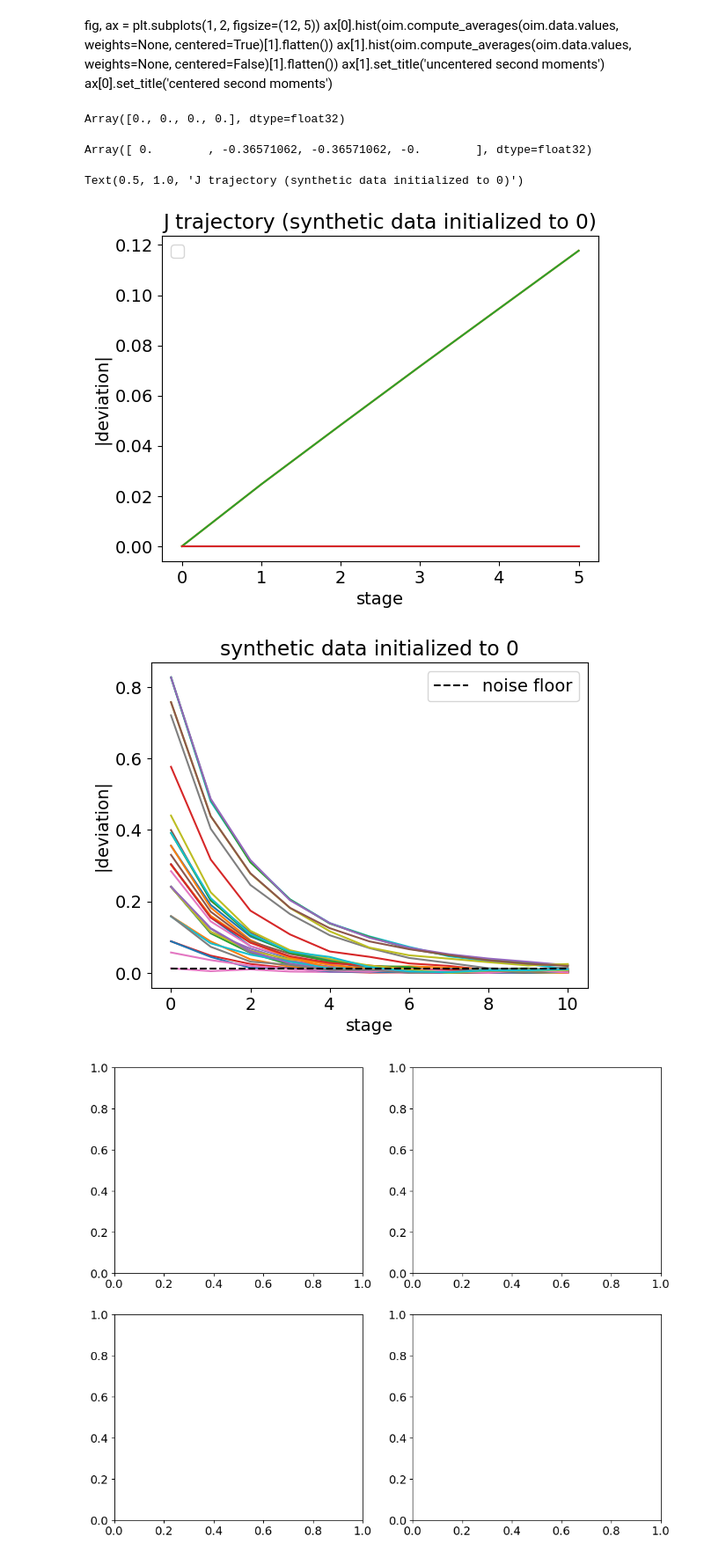
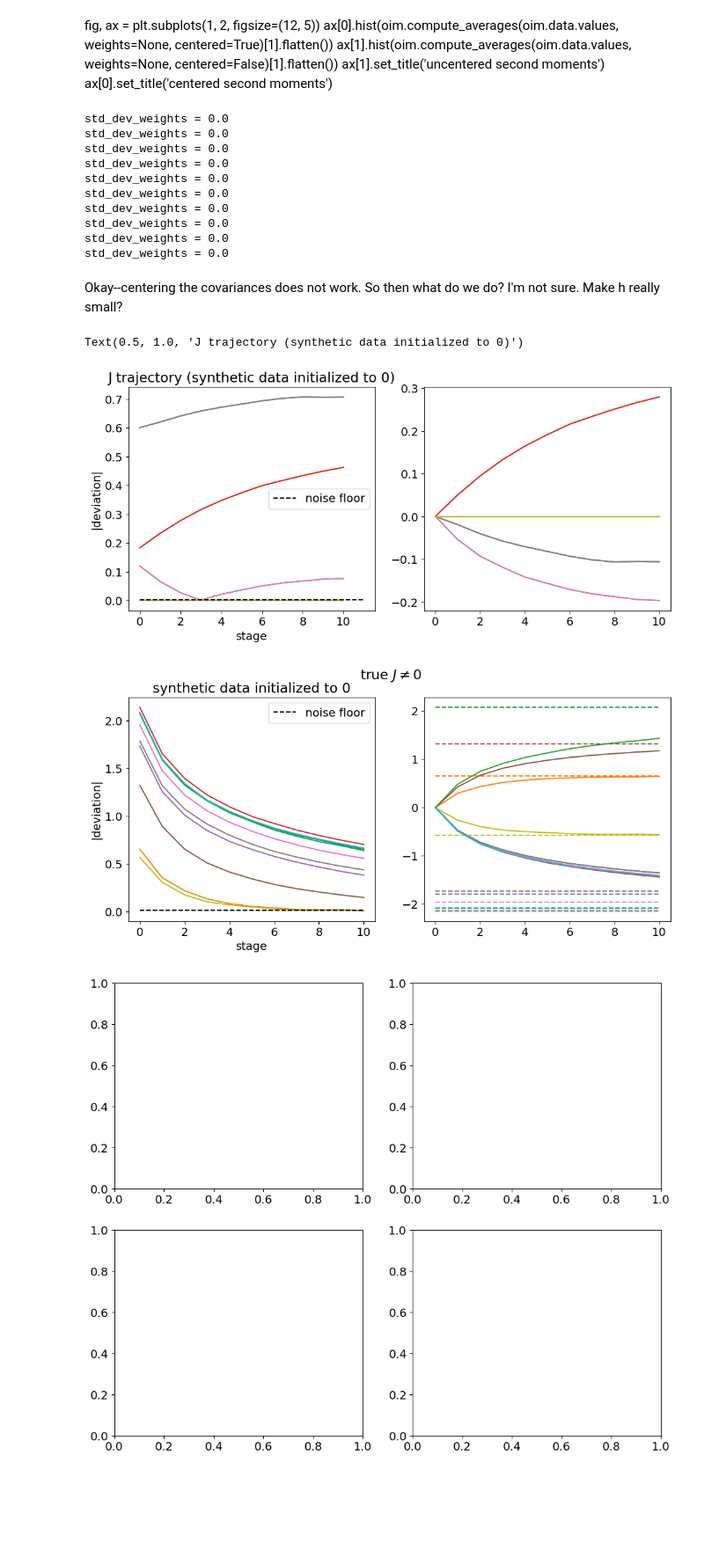
Before and after one commit to juancarlosfdc/noncanonical-olfaction, a Jupyter notebook: ising/fit_ising_model.ipynb, the cells around one changed output. Shown at 88% size. Drawn from its saved outputs; the diff is of its cells as text; code cells hidden in the pictures; blank space fills up the shorter version.

```diff
--- a/ising/fit_ising_model.ipynb
+++ b/ising/fit_ising_model.ipynb
@@ -54,7 +54,7 @@ class OlfactionIsingModel:
 
     @classmethod
     def _tree_unflatten(cls, aux_data, children):
-        instance = cls(aux_data['data_path'], aux_data['key'], aux_data['fraction'])
+        instance = cls(aux_data['data_path'], aux_data['key'], aux_data['fraction'], aux_data['shuffle'])
         instance.set_parameters(*children)
         return instance
 
@@ -62,6 +62,7 @@ class OlfactionIsingModel:
         data = pd.read_csv(self.data_path, index_col=0)
         num_rows = data.shape[0]
         indices = jax.random.choice(key, jnp.arange(num_rows), shape=(int(fraction * num_rows), ), replace=False)
+        print(indices)
         if shuffle:
             data = data.apply(lambda row: pd.Series(np.random.permutation(row.values), index=row.index), axis=1)
         return data.iloc[indices, :]
@@ -146,20 +147,21 @@ class OlfactionIsingModel:
         # alternatively: just divide by P to get a reasonable size.
         log_weights = log_unnormalized_weights / samples.shape[1]
         weights = jnp.exp(log_weights)
-        Q_mean, Q_cov = self.compute_averages(samples, weights, centered=False)
+        jax.debug.print('std_dev_weights = {s}', s=jnp.std(log_unnormalized_weights))
+        Q_mean, Q_cov = self.compute_averages(samples, weights, centered=True)
         return Q_mean, Q_cov
 
     @staticmethod
     @jit
     def compute_averages(samples, weights=None, centered=True):
         mean = jnp.average(samples, axis=1, weights=weights)
-        outer_product = jnp.einsum('ip,jp->ijp', samples, samples)
-        cov = jnp.average(outer_product, axis=-1, weights=weights)
-        cov = jax.lax.cond(centered, lambda x: x - jnp.einsum('i,j->ij', mean, mean), lambda x: x, cov)
+        # outer_product = jnp.einsum('ip,jp->ijp', samples, samples) # this tensor is N^2 x P entries so for N = 8000, P = 1000 it crashes badly. x 4 bytes it's 16 * 10*9 * 4 = 64 GB!
+        # cov = jnp.average(outer_product, axis=-1, weights=weights)
+        cov = jax.lax.cond(centered, lambda _ : jnp.cov(m=samples, aweights=weights), lambda _ : jnp.cov(m=samples, aweights=weights) + jnp.einsum('i,j->ij', mean, mean), None) # uncentered covariance = centered covariance + product of means
         return mean, cov
 
-    def set_empirical_means(self):
-        return self.compute_averages(self.data.values, centered=False)
+    def set_empirical_means(self, centered=False):
+        return self.compute_averages(self.data.values, centered=centered)
 
     def mask_top_k(self, arr, k, fill_value=0):
         # Get top-k indices
@@ -174,14 +176,10 @@ class OlfactionIsingModel:
         def inner_update(carry, _):
             h, J, samples, h_MC, J_MC = carry  # Include MC parameters in carry
             Q_mean, Q_cov = self.compute_MC_expectations(samples, h_MC, J_MC, h, J) # this is the uncentered second moment, which is what we're trying to match.
-            # jax.debug.print('Q_mean = {m}', m=jnp.mean(Q_mean))
             grad_h = Q_mean - self.empirical_mean
-            # grad_J = Q_cov - self.empirical_cov
-            center = False
-            grad_J = self.compute_averages(samples, None, center)[1] - self.compute_averages(self.data.values, None, center)[1]
+            grad_J = Q_cov - self.empirical_cov
             h_new = h - 0 * eta * grad_h
-            # J_new = J - eta * self.mask_top_k(grad_J, k) * (1 - jnp.eye(J.shape[0])) # always keep diagonals pegged to 0!
-            J_new = J - eta * grad_J * (1 - jnp.eye(J.shape[0])) # always keep diagonals pegged to 0!
+            J_new = J - eta * self.mask_top_k(grad_J, k) * (1 - jnp.eye(J.shape[0])) # always keep diagonals pegged to 0!
             return (h_new, J_new, samples, h_MC, J_MC), (h_new, J_new)  # Collect trajectory
 
         def outer_update(carry, _):
@@ -373,2 +331,0 @@ off_diagonal = covs * (1 - jnp.eye(N))
-# %%
-plt.scatter(range(len(off_diagonal.flatten())), jnp.sort(off_diagonal.flatten()))
@@ -421,12 +360,12 @@ nn.sigmoid(2 * jax.scipy.stats.mode(h)[0])
 # %% [markdown]
 1 / oim.data.shape[1]
 # %%
-h = oim.fit_h_to_empirical_means()
-N = len(h)
+h_init = oim.fit_h_to_empirical_means() # + .5 * jax.random.normal(key, (N,))
+# h_init = jnp.zeros(N)
 J_init = jnp.zeros((N, N))
 # J_init = J
 # h = jnp.zeros(len(h))
 # h += .1 * jax.random.normal(key, shape=h.shape)
 # %%
-stages, iterations = 5, 1
-new_h, new_J, h_traj, J_traj = oim.optimize_ising_model(key, h, J_init, eta=.1, k=100, stages=stages, iterations=iterations)
+stages, iterations = 10, 1
+new_h, new_J, h_traj, J_traj = oim.optimize_ising_model(key, h_init, J_init, eta=1, k=100, stages=stages, iterations=iterations)
@@ -444,40 +386,49 @@ ax[1].set_title('uncentered second moments')
 ax[0].set_title('centered second moments')
 # %%
 mfloor, c_floor = oim.compute_background_average_deviations(key)
+# %% [output]
+std_dev_weights = 0.0
+std_dev_weights = 0.0
+std_dev_weights = 0.0
+std_dev_weights = 0.0
+std_dev_weights = 0.0
+std_dev_weights = 0.0
+std_dev_weights = 0.0
+std_dev_weights = 0.0
+std_dev_weights = 0.0
+std_dev_weights = 0.0
-# %%
-flat_J[-1]
-# %% [output]
-Array([0., 0., 0., 0.], dtype=float32)
-# %%
-flat_true_J
-# %% [output]
-Array([ 0.        , -0.36571062, -0.36571062, -0.        ], dtype=float32)
+# %% [markdown]
+Okay--centering the covariances does not work. So then what do we do? I'm not sure. Make h really small?
 # %%
-fig, ax = plt.subplots()
+fig, axs = plt.subplots(1, 2, figsize=(12, 5))
+ax = axs[0]
 for i in range(len(flat_true_J) // 1):
     label = f'{flat_true_J[i]}'
     label = None
-    # ax.plot(jnp.abs(flat_J[:, i] - flat_true_J[i]), label=label)
-    ax.plot(flat_J[:, i], label=label)
+    ax.plot(jnp.abs(flat_J[:, i] - flat_true_J[i]), label=label)
+    axs[1].plot(flat_J[:, i], label=label)
     # ax.set_yscale('log')
 
-# ax.hlines(c_floor, 0, 10, ls='--', color='black', label='noise floor')
+ax.hlines(c_floor, 0, len(flat_J), ls='--', color='black', label='noise floor')
 ax.set_xlabel('stage')
 ax.set_ylabel('|deviation|')
 ax.legend()
 ax.set_title('J trajectory (synthetic data initialized to 0)')
 # fig.savefig('tmp.png', bbox_inches='tight')
 # %% [output]
 Text(0.5, 1.0, 'J trajectory (synthetic data initialized to 0)')
-[figure, old version]
+[figure, new version]
 # %%
-fig, ax = plt.subplots()
+fig, axs = plt.subplots(1, 2, figsize=(12, 5))
+ax = axs[0]
 best_hs = jnp.asarray(oim.fit_h_to_empirical_means())
 for i in range(len(best_hs)):
     label = f'{best_hs[i]}'
     label = None
-    ax.plot(jnp.abs(re_h[:, i] - best_hs[i]), label=label)
-    # ax.plot(re_h[:, i])
+    ax.plot(jnp.abs(flat_h[:, i] - best_hs[i]), label=label)
+    line, = axs[1].plot(flat_h[:, i])
+    c = line.get_color()
+    axs[1].hlines(best_hs[i], 0, 10, ls='--', color=c)
     # ax.set_yscale('log')
 
 ax.hlines(mfloor, 0, 10, ls='--', color='black', label='noise floor')
@@ -485,9 +436,10 @@ ax.set_xlabel('stage')
 ax.set_ylabel('|deviation|')
 ax.legend()
 ax.set_title('synthetic data initialized to 0')
+fig.suptitle(r'true $J \neq 0$')
 fig.savefig('tmp.png', bbox_inches='tight')
 # %% [output]
-[figure, old version]
+[figure, new version]
 # %%
 h_grads = jnp.zeros(re_h.shape)
 J_grads = []
```
Also changed, not shown: parts of 14 cells of this notebook.
